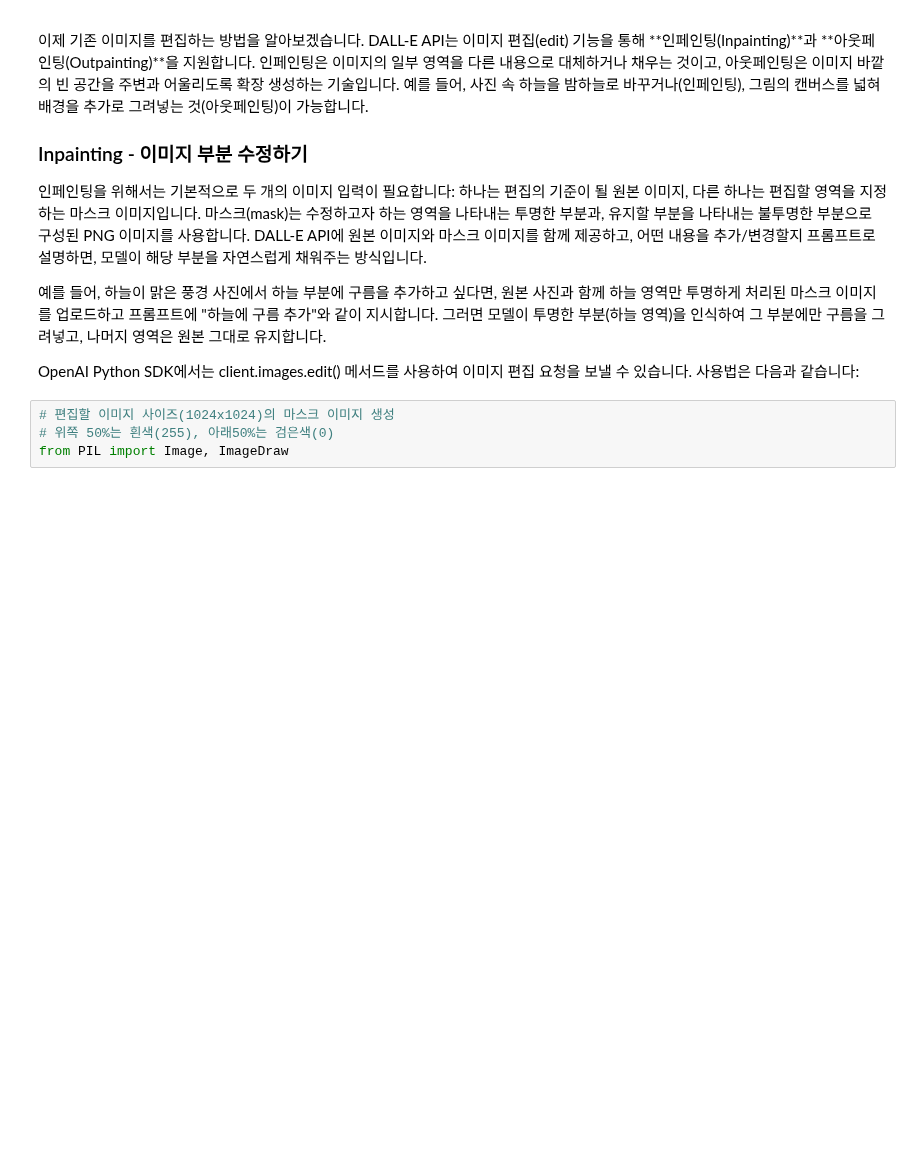
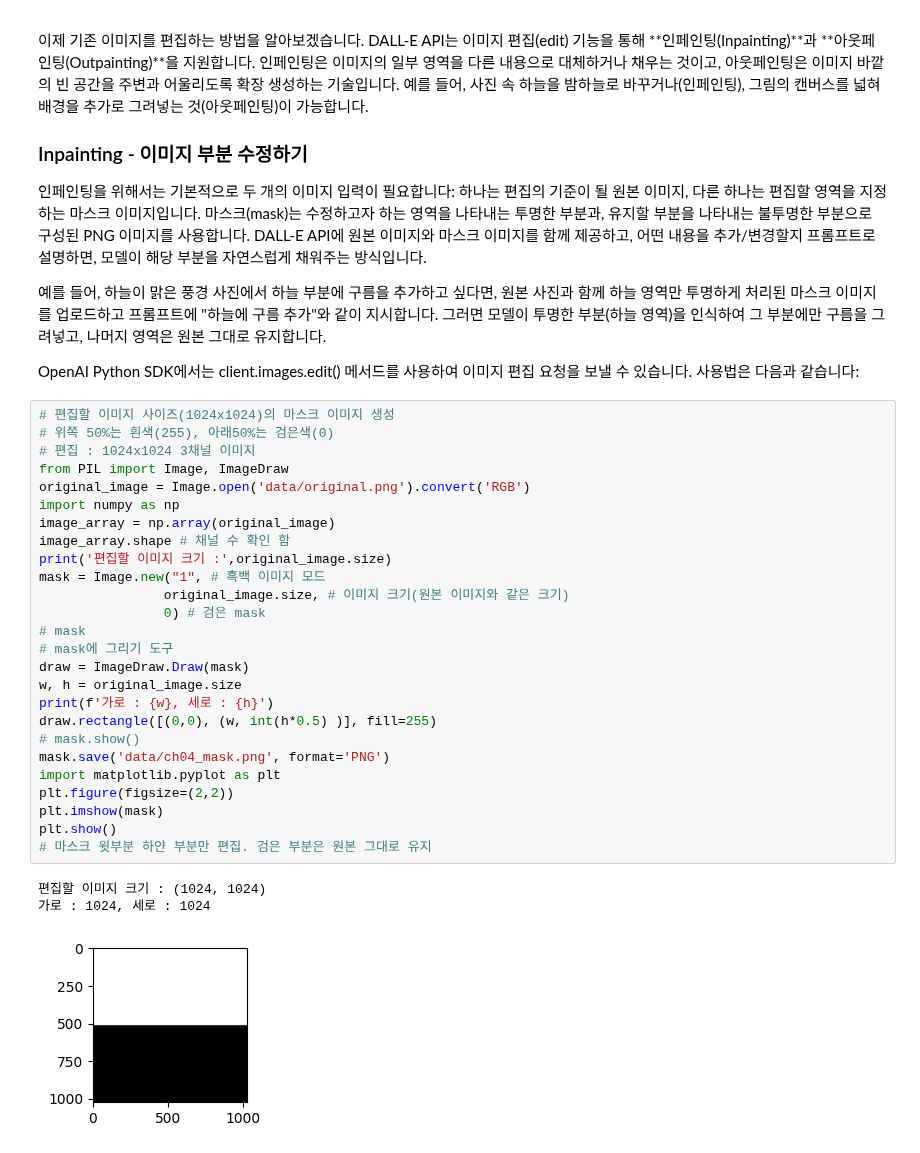
Before and after one commit to onizuka-38/ai_x, a Jupyter notebook: source/08_LLM/ch4_OpenAi_Dall-e_image.ipynb, the cells around one changed output. Cells and saved outputs as stored; diff of their text form; blank space fills up the shorter version.

```diff
--- a/source/08_LLM/ch4_OpenAi_Dall-e_image.ipynb
+++ b/source/08_LLM/ch4_OpenAi_Dall-e_image.ipynb
@@ -138,4 +138,30 @@ OpenAI Python SDK에서는 client.images.edit() 메서드를 사용하여 이미
 # %%
 # 편집할 이미지 사이즈(1024x1024)의 마스크 이미지 생성
 # 위쪽 50%는 흰색(255), 아래50%는 검은색(0)
+# 편집 : 1024x1024 3채널 이미지
 from PIL import Image, ImageDraw
+original_image = Image.open('data/original.png').convert('RGB')
+import numpy as np
+image_array = np.array(original_image)
+image_array.shape # 채널 수 확인 함
+print('편집할 이미지 크기 :',original_image.size)
+mask = Image.new("1", # 흑백 이미지 모드
+                original_image.size, # 이미지 크기(원본 이미지와 같은 크기)
+                0) # 검은 mask
+# mask
+# mask에 그리기 도구
+draw = ImageDraw.Draw(mask)
+w, h = original_image.size
+print(f'가로 : {w}, 세로 : {h}')
+draw.rectangle([(0,0), (w, int(h*0.5) )], fill=255)
+# mask.show()
+mask.save('data/ch04_mask.png', format='PNG')
+import matplotlib.pyplot as plt
+plt.figure(figsize=(2,2))
+plt.imshow(mask)
+plt.show()
+# 마스크 윗부분 하얀 부분만 편집. 검은 부분은 원본 그대로 유지
+# %% [output]
+편집할 이미지 크기 : (1024, 1024)
+가로 : 1024, 세로 : 1024
+[figure, added]
```
Also changed, not shown: parts of 1 cell of this notebook, 1 other file.
